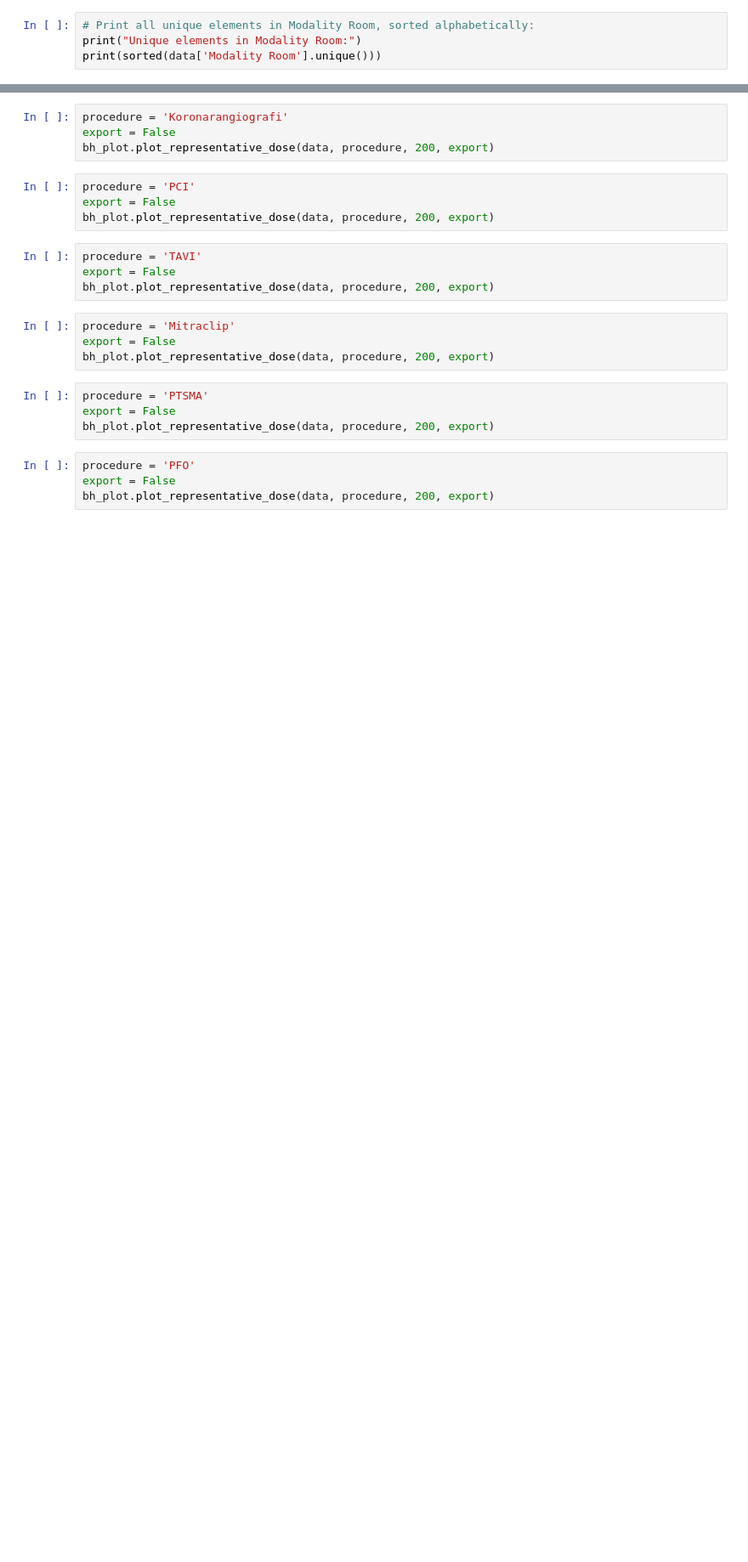
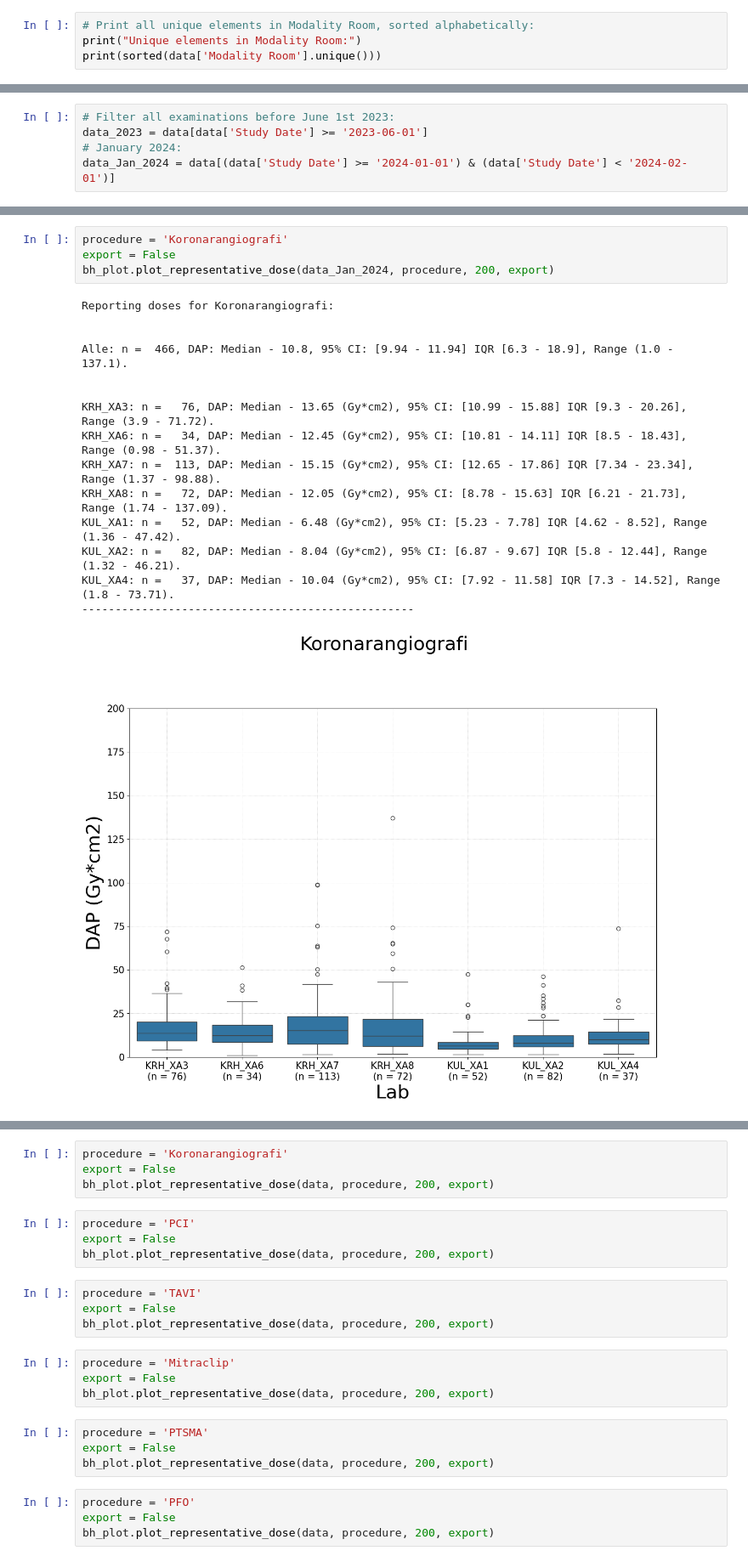
Before and after one commit to bjornhel/XA_DoseAnalysis, a Jupyter notebook: Code/script_xa_dsa_kardiologi.ipynb, the cells around one changed output, grey strips where cells are left out. Shown at 85% size. Saved outputs shown, nothing was run; the diff lists cells and outputs as text; blank space fills up the shorter version.

```diff
--- a/Code/script_xa_dsa_kardiologi.ipynb
+++ b/Code/script_xa_dsa_kardiologi.ipynb
@@ -46,0 +102,5 @@ data = bh_map.map_procedures(data, mapping_dict, True)
+# %%
+# Filter all examinations before June 1st 2023:
+data_2023 = data[data['Study Date'] >= '2023-06-01']
+# January 2024:
+data_Jan_2024 = data[(data['Study Date'] >= '2024-01-01') & (data['Study Date'] < '2024-02-01')]
@@ -46,0 +147,20 @@ data = bh_map.map_procedures(data, mapping_dict, True)
+# %%
+procedure = 'Koronarangiografi'
+export = False
+bh_plot.plot_representative_dose(data_Jan_2024, procedure, 200, export)
+# %% [output]
+Reporting doses for Koronarangiografi:
+
+
+Alle: n =  466, DAP: Median - 10.8, 95% CI: [9.94 - 11.94] IQR [6.3 - 18.9], Range (1.0 - 137.1).
+
+
+KRH_XA3: n =   76, DAP: Median - 13.65 (Gy*cm2), 95% CI: [10.99 - 15.88] IQR [9.3 - 20.26], Range (3.9 - 71.72).
+KRH_XA6: n =   34, DAP: Median - 12.45 (Gy*cm2), 95% CI: [10.81 - 14.11] IQR [8.5 - 18.43], Range (0.98 - 51.37).
+KRH_XA7: n =  113, DAP: Median - 15.15 (Gy*cm2), 95% CI: [12.65 - 17.86] IQR [7.34 - 23.34], Range (1.37 - 98.88).
+KRH_XA8: n =   72, DAP: Median - 12.05 (Gy*cm2), 95% CI: [8.78 - 15.63] IQR [6.21 - 21.73], Range (1.74 - 137.09).
+KUL_XA1: n =   52, DAP: Median - 6.48 (Gy*cm2), 95% CI: [5.23 - 7.78] IQR [4.62 - 8.52], Range (1.36 - 47.42).
+KUL_XA2: n =   82, DAP: Median - 8.04 (Gy*cm2), 95% CI: [6.87 - 9.67] IQR [5.8 - 12.44], Range (1.32 - 46.21).
+KUL_XA4: n =   37, DAP: Median - 10.04 (Gy*cm2), 95% CI: [7.92 - 11.58] IQR [7.3 - 14.52], Range (1.8 - 73.71).
+--------------------------------------------------
+[figure, added]
```
Also changed, not shown: parts of 9 cells of this notebook, 2 other files.
